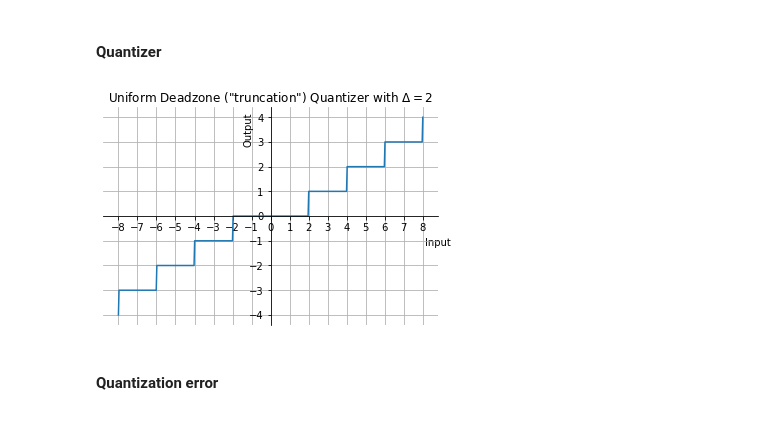
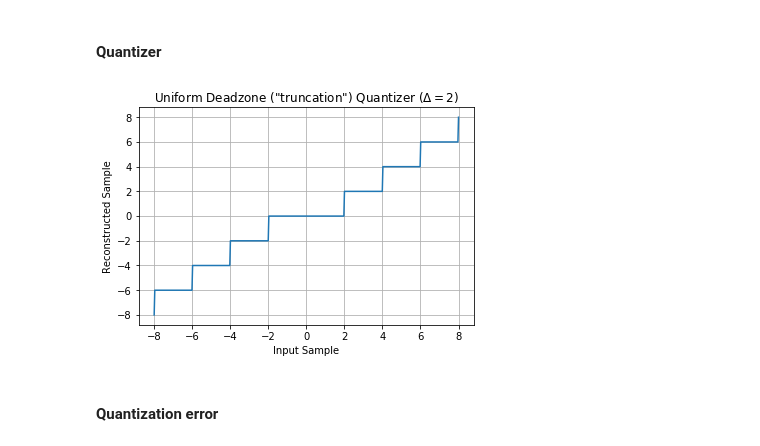
Before and after one commit to Tecnologias-multimedia/Tecnologias-multimedia.github.io, a Jupyter notebook: study_guide/quantization/graphics/quantization.ipynb, the cells around one changed output. Saved outputs shown, nothing was run; the diff lists cells and outputs as text; code cells hidden in the pictures.

```diff
--- a/study_guide/quantization/graphics/quantization.ipynb
+++ b/study_guide/quantization/graphics/quantization.ipynb
@@ -51,7 +51,7 @@ def print_center(x, y, z, n):
 ### A.a. Midtread ("round") Quantization
 # %%
 def midtread_quantizer(x, quantization_step):
-    return np.round(x / quantization_step)
+    return np.round(x / quantization_step).astype(int)
 # %%
 def midtread_dequantizer(y, quantization_step):
     return y * quantization_step
@@ -244,7 +242,7 @@ plot(x, error, "Input Sample", "Quantization Error", "Uniform Midtread (\"round\
 #### Working with signed integers of 16 bits
 # %%
 x = np.linspace(-32768, 32767, 65536).astype(np.int16)
-y = midtread_quantizer(x, quantization_step).astype(np.int16)
+y = midtread_quantizer(x, quantization_step)
 z = midtread_dequantizer(y, quantization_step)
 # %%
 print(f"{'Input':>6s} {'Output':>6s} {'Recons':>6s}")
@@ -277,7 +275,7 @@ For $\Delta=1$, $65536$ different values are represented by $16385$ values.
 ### A.b. Deadzone ("truncation") Quantization
 # %%
 def deadzone_quantizer(x, quantization_step):
-    return (x / quantization_step)
+    return (x / quantization_step).astype(np.int)
 # %%
 def deadzone_dequantizer(y, quantization_step):
     return y * quantization_step
@@ -288,10 +286,11 @@ quantization_step = 2 # Delta
 # %% [markdown]
 #### Quantizer
 # %%
-x_plot = np.linspace(-8, 8, 500) # Input samples
-y_plot = deadzone_quantizer(x_plot, quantization_step).astype(np.int16)  # Quantized samples
-plot_quantizer(x_plot, y_plot, 'Uniform Deadzone ("truncation") Quantizer with $\Delta={}$'.format(quantization_step))
+x = np.linspace(-8, 8, 500) # Input samples
+y = deadzone_quantizer(x, quantization_step) # Quantized samples
+z = deadzone_dequantizer(y, quantization_step) # Reconstructed samples
+plot(x, z, "Input Sample", "Reconstructed Sample", "Uniform Deadzone (\"truncation\") Quantizer ($\Delta={}$)".format(quantization_step))
 # %% [output]
-[figure, old version]
+[figure, new version]
 # %% [markdown]
 #### Quantization error
```
Also changed, not shown: parts of 37 cells of this notebook.
